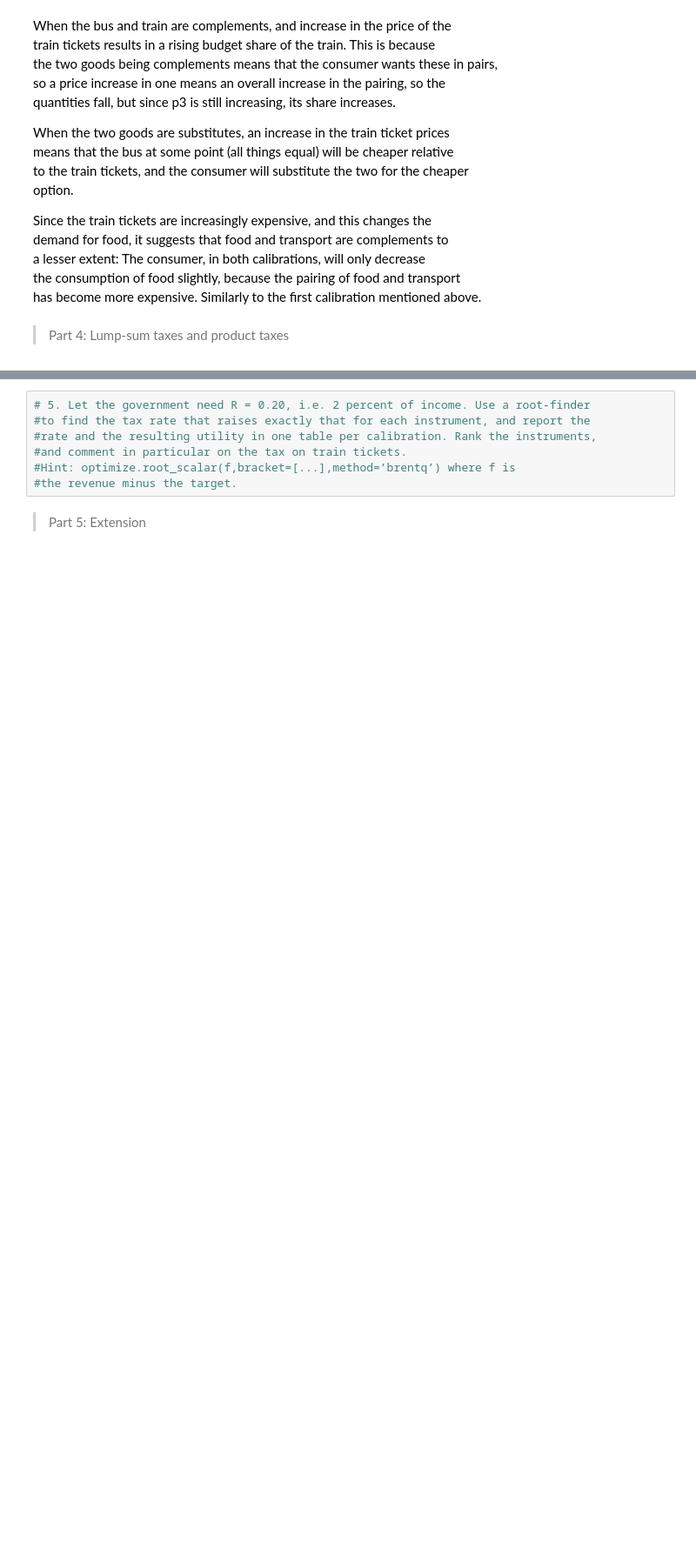
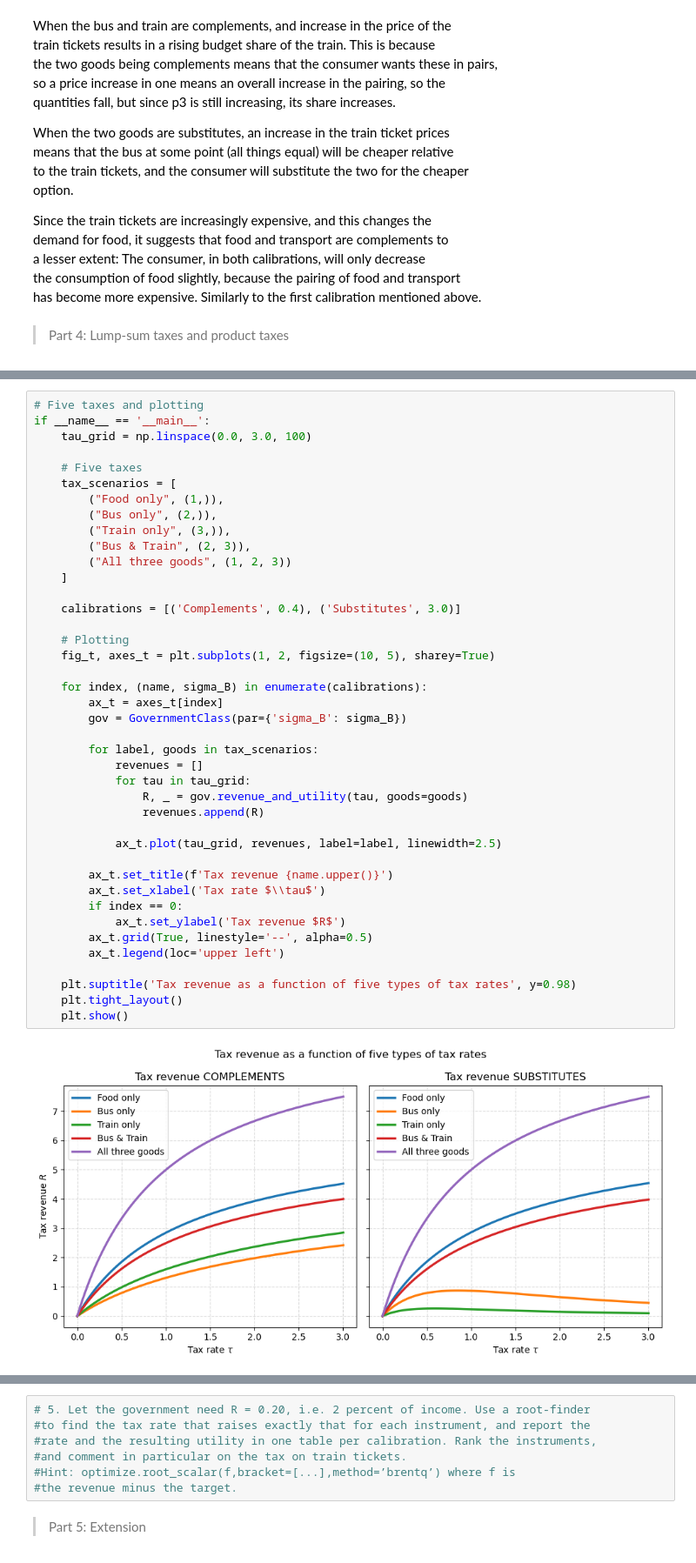
Before and after one commit to NumEconCopenhagen/projects-2025-xjc997, a Jupyter notebook: 02_modelproject/modelproject.ipynb, the cells around one changed output, grey strips where cells are left out. Shown at 87% size. Drawn from its saved outputs; the diff is of its cells as text; blank space fills up the shorter version.

```diff
--- a/02_modelproject/modelproject.ipynb
+++ b/02_modelproject/modelproject.ipynb
@@ -935,0 +1066,43 @@ has become more expensive. Similarly to the first calibration mentioned above.
+# %%
+# Five taxes and plotting
+if __name__ == '__main__':
+    tau_grid = np.linspace(0.0, 3.0, 100)
+
+    # Five taxes
+    tax_scenarios = [
+        ("Food only", (1,)),
+        ("Bus only", (2,)),
+        ("Train only", (3,)),
+        ("Bus & Train", (2, 3)),
+        ("All three goods", (1, 2, 3))
+    ]
+
+    calibrations = [('Complements', 0.4), ('Substitutes', 3.0)]
+
+    # Plotting
+    fig_t, axes_t = plt.subplots(1, 2, figsize=(10, 5), sharey=True)
+
+    for index, (name, sigma_B) in enumerate(calibrations):
+        ax_t = axes_t[index]
+        gov = GovernmentClass(par={'sigma_B': sigma_B})
+
+        for label, goods in tax_scenarios:
+            revenues = []
+            for tau in tau_grid:
+                R, _ = gov.revenue_and_utility(tau, goods=goods)
+                revenues.append(R)
+
+            ax_t.plot(tau_grid, revenues, label=label, linewidth=2.5)
+
+        ax_t.set_title(f'Tax revenue {name.upper()}')
+        ax_t.set_xlabel('Tax rate $\\tau$')
+        if index == 0:
+            ax_t.set_ylabel('Tax revenue $R$')
+        ax_t.grid(True, linestyle='--', alpha=0.5)
+        ax_t.legend(loc='upper left')
+
+    plt.suptitle('Tax revenue as a function of five types of tax rates', y=0.98)
+    plt.tight_layout()
+    plt.show()
+# %% [output]
+[figure, added]
```
Also changed, not shown: parts of 9 cells of this notebook.
